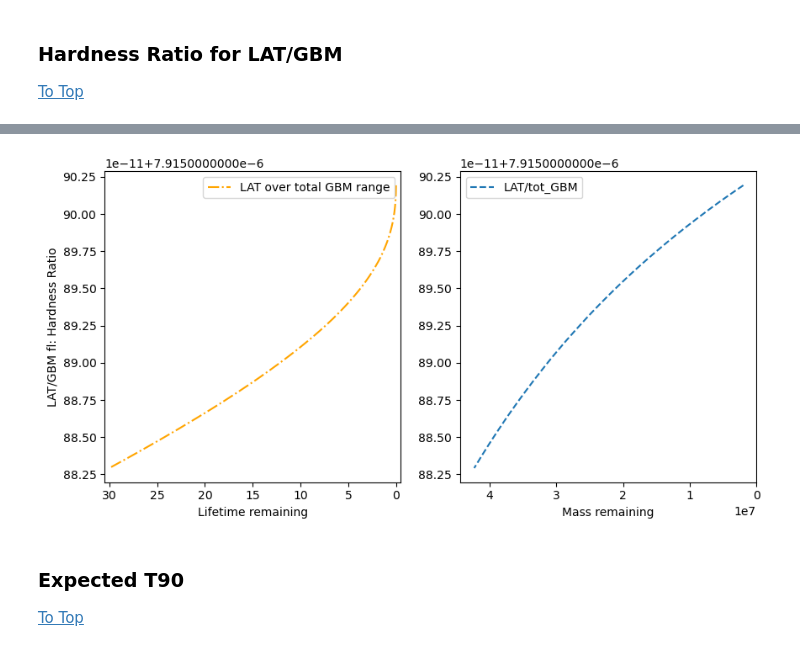
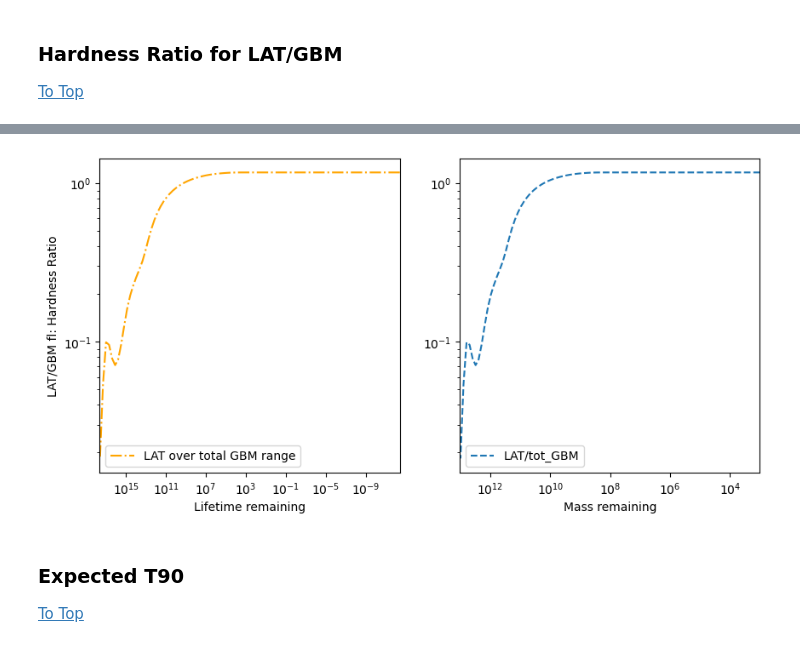
Before and after one commit to xboluna/Research, a Jupyter notebook: BHRad/Modelling.ipynb, the cells around one changed output, grey strips where cells are left out. Cells and saved outputs as stored; diff of their text form; code cells hidden in the pictures.

```diff
--- a/BHRad/Modelling.ipynb
+++ b/BHRad/Modelling.ipynb
@@ -26,7 +28,7 @@ afterglow = lambda tau, delta, t_m, t_p, normalization: (
     normalization * np.exp(-(1/t_p)*(tau-delta))/(1 + np.exp(-(1/t_m)*(tau-delta))))
 
 # Simplifying lightcurve with powerlaw of index -.52
-lightcurve = lambda tau, energy_range, normalization = 1., index = .52: normalization*tau**(-index)
+lightcurve = lambda tau, normalization = 1., index = .52: normalization*tau**(-index)
 
 tau_s = np.linspace(30,0,100)
 tau_a = np.linspace(30,-30,200)
@@ -35,7 +37,7 @@ s_curve = np.zeros(200)
 
 fig, ax = plt.subplots()
 
-s_curve[0:100] = lightcurve(tau_s,energy_range = np.linspace(Emin, Emax, 1000), normalization = 2*1e28)
+s_curve[0:100] = lightcurve(tau_s, normalization = 2*1e28)
 
 a_curve = afterglow(tau_a, -10, 1.5, 14, 5*1e28)
 
@@ -207,3 +247,8 @@ plt.title('Checking that the mass(t) fcn. is also correct')
 # %% [markdown]
 ### <span id='hard'>Hardness Ratio for LAT/GBM</span>
 [To Top](#top)
+# %%
+LAT_e =     (100 * 1e-3, 100)#(20e-3 , 300) #20MeV to 300GeV
+GBM_BGO_e = (200 * 1e-6, 40 * 1e-3) #200keV to 40MeV
+GBM_NaI_e = (8 * 1e-6  , 1e-3) # 8keV to 1MeV
+GBM_e = (30 * 1e-3, 100 * 1e-3)#(GBM_NaI_e[0], GBM_BGO_e[1])
@@ -210,42 +282,51 @@ plt.title('Checking that the mass(t) fcn. is also correct')
 # %%
-LAT_e =     (20e-3 , 300) #20MeV to 300GeV
-GBM_BGO_e = (200e-6, 40e-3) #200keV to 40MeV
-GBM_NaI_e = (8e-6  , 1e-3) # 8keV to 1MeV
-
 fig, ax = plt.subplots(1,2)
 
-tau = np.linspace(0,30,10000)
+mass = np.logspace(3,13,num=100)
 
+"""
 LAT_curve = EBH().lightcurve(
     np.linspace(LAT_e[0], LAT_e[1], 100), tau)
 
 GBM_BGO_curve = EBH().lightcurve(
     np.linspace(GBM_BGO_e[0], GBM_BGO_e[1], 100), tau)
 
 GBM_NaI_curve = EBH().lightcurve(
     np.linspace(GBM_NaI_e[0], GBM_NaI_e[1], 100), tau)
 
 GBM_total_curve = EBH().lightcurve(
     np.linspace(GBM_NaI_e[0], GBM_BGO_e[1], 100), tau)
+"""
 
-ax[0].plot(tau, LAT_curve/GBM_total_curve, '-.', label='LAT over total GBM range', color = 'orange')
+tau = EBH().convert_ticks(mass = mass)
+
+LAT_curve = EBH().lightcurve( (LAT_e[0], LAT_e[1]), mass = mass)
+
+#GBM_BGO_curve = EBH().lightcurve( (GBM_BGO_e[0], GBM_BGO_e[1]), tau )
+
+#GBM_NaI_curve = EBH().lightcurve( (GBM_NaI_e[0], GBM_NaI_e[1]), tau )
+
+GBM_total_curve = EBH().lightcurve( (GBM_e[0], GBM_e[1]), mass = mass)
+
+ax[0].loglog(tau, LAT_curve/GBM_total_curve, '-.', label='LAT over total GBM range', color = 'orange')
 #ax[0].plot(tau, LAT_curve/GBM_BGO_curve, '-.', label='... over GBM BGO', color='blue')
 #ax[0].plot(tau, LAT_curve/GBM_NaI_curve, '-.', label='... over GBM NaI', color='green')
-ax[0].set_xlim(30.5,-.5)
+ax[0].set_xlim(tau.max()*1.05,tau.min())
 ax[0].legend()
 ax[0].set_xlabel('Lifetime remaining')
 ax[0].set_ylabel('LAT/GBM fl: Hardness Ratio')
 
-mass = EBH().convert_ticks(tau=tau)
-ax[1].plot(mass, LAT_curve/GBM_total_curve, '--', label = 'LAT/tot_GBM')
+
+#mass = EBH().convert_ticks(tau=tau)
+ax[1].loglog(mass, LAT_curve/GBM_total_curve, '--', label = 'LAT/tot_GBM')
 ax[1].set_xlim(mass.max() *1.05, mass.min())
 ax[1].set_xlabel('Mass remaining')
 ax[1].legend()
 
 fig.set_figwidth(10)
 fig.show()
 # %% [output]
-[figure, old version]
+[figure, new version]
 # %% [markdown]
 ### <span id='t90'>Expected T90</span>
 [To Top](#top)
```
Also changed, not shown: parts of 14 cells of this notebook, 6 other files.
